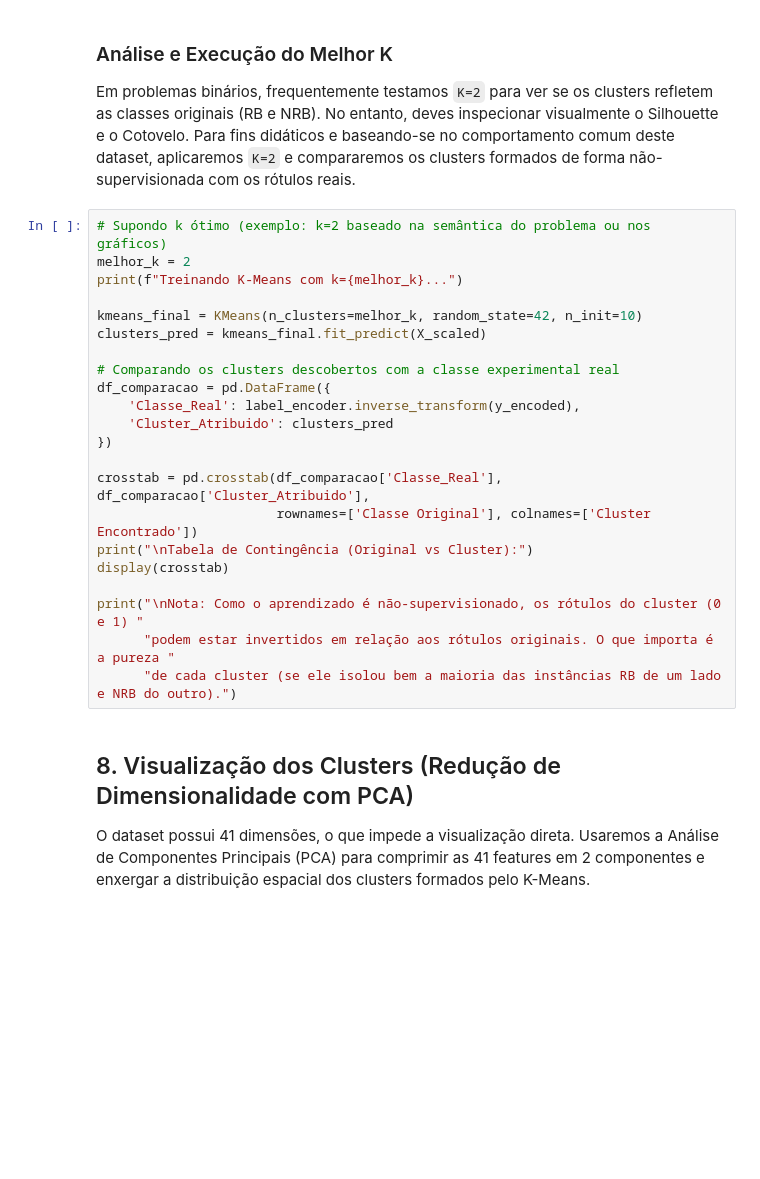
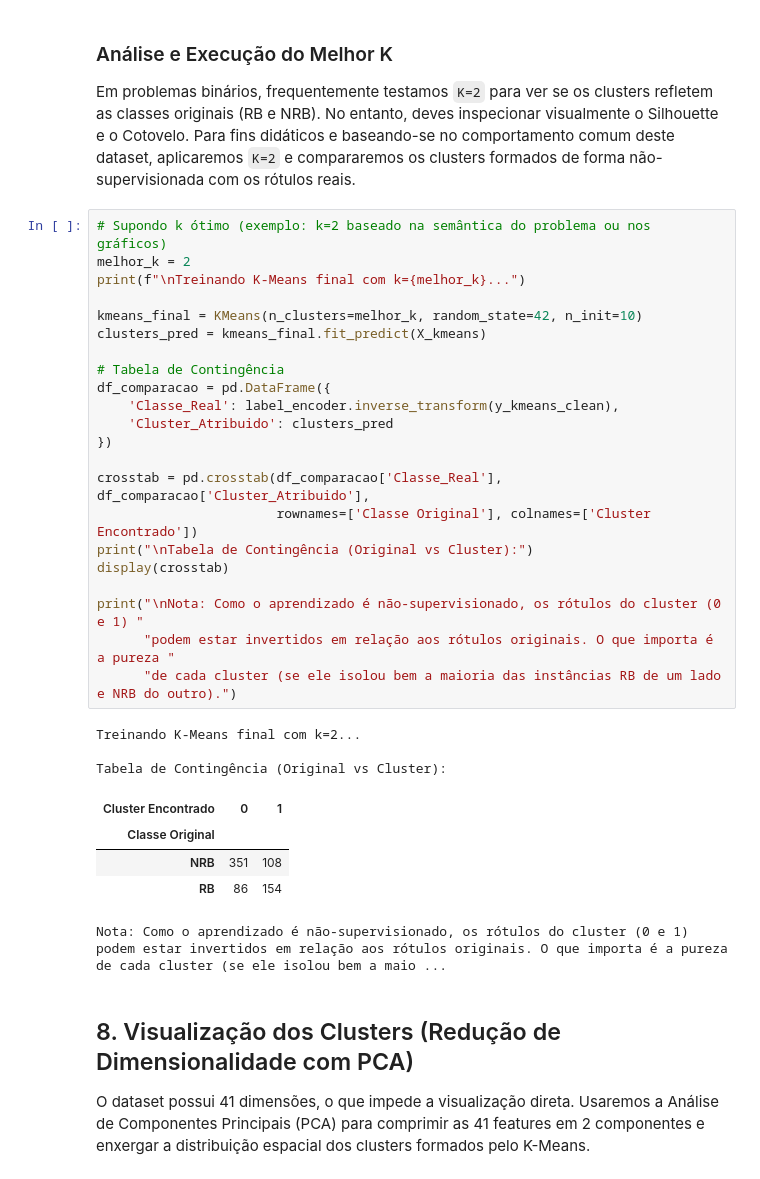
Before and after one commit to Gabrielogui/machine-learning, a Jupyter notebook: main.ipynb, the cells around one changed output. Drawn from its saved outputs; the diff is of its cells as text; blank space fills up the shorter version.

```diff
--- a/main.ipynb
+++ b/main.ipynb
@@ -222,25 +312,34 @@ Em problemas binários, frequentemente testamos `K=2` para ver se os clusters re
 # %%
 # Supondo k ótimo (exemplo: k=2 baseado na semântica do problema ou nos gráficos)
 melhor_k = 2
-print(f"Treinando K-Means com k={melhor_k}...")
+print(f"\nTreinando K-Means final com k={melhor_k}...")
 
 kmeans_final = KMeans(n_clusters=melhor_k, random_state=42, n_init=10)
-clusters_pred = kmeans_final.fit_predict(X_scaled)
+clusters_pred = kmeans_final.fit_predict(X_kmeans)
 
-# Comparando os clusters descobertos com a classe experimental real
+# Tabela de Contingência
 df_comparacao = pd.DataFrame({
-    'Classe_Real': label_encoder.inverse_transform(y_encoded),
+    'Classe_Real': label_encoder.inverse_transform(y_kmeans_clean),
     'Cluster_Atribuido': clusters_pred
 })
 
 crosstab = pd.crosstab(df_comparacao['Classe_Real'], df_comparacao['Cluster_Atribuido'],
                        rownames=['Classe Original'], colnames=['Cluster Encontrado'])
 print("\nTabela de Contingência (Original vs Cluster):")
 display(crosstab)
 
 print("\nNota: Como o aprendizado é não-supervisionado, os rótulos do cluster (0 e 1) "
       "podem estar invertidos em relação aos rótulos originais. O que importa é a pureza "
       "de cada cluster (se ele isolou bem a maioria das instâncias RB de um lado e NRB do outro).")
+# %% [output]
+Treinando K-Means final com k=2...
+
+Tabela de Contingência (Original vs Cluster):
+| Cluster Encontrado | 0 | 1 |
+| Classe Original |  |  |
+| NRB | 351 | 108 |
+| RB | 86 | 154 |
+Nota: Como o aprendizado é não-supervisionado, os rótulos do cluster (0 e 1) podem estar invertidos em relação aos rótulos originais. O que importa é a pureza de cada cluster (se ele isolou bem a maio ...
 # %% [markdown]
 ## 8. Visualização dos Clusters (Redução de Dimensionalidade com PCA)
 O dataset possui 41 dimensões, o que impede a visualização direta. Usaremos a Análise de Componentes Principais (PCA) para comprimir as 41 features em 2 componentes e enxergar a distribuição espacial dos clusters formados pelo K-Means.
```
Also changed, not shown: parts of 8 cells of this notebook.
